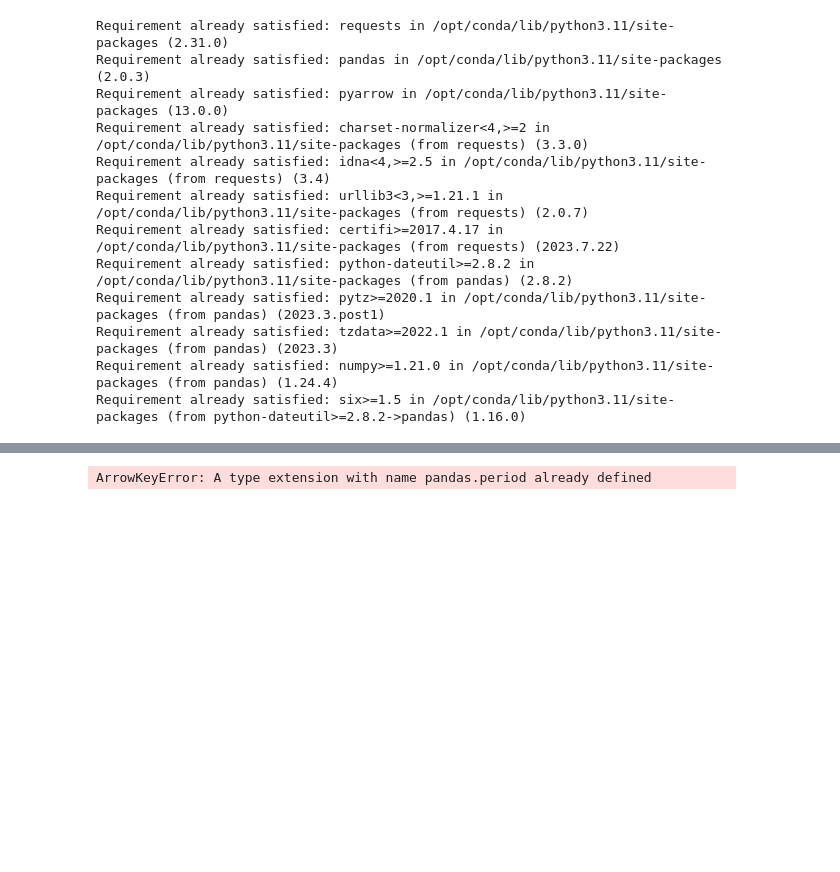
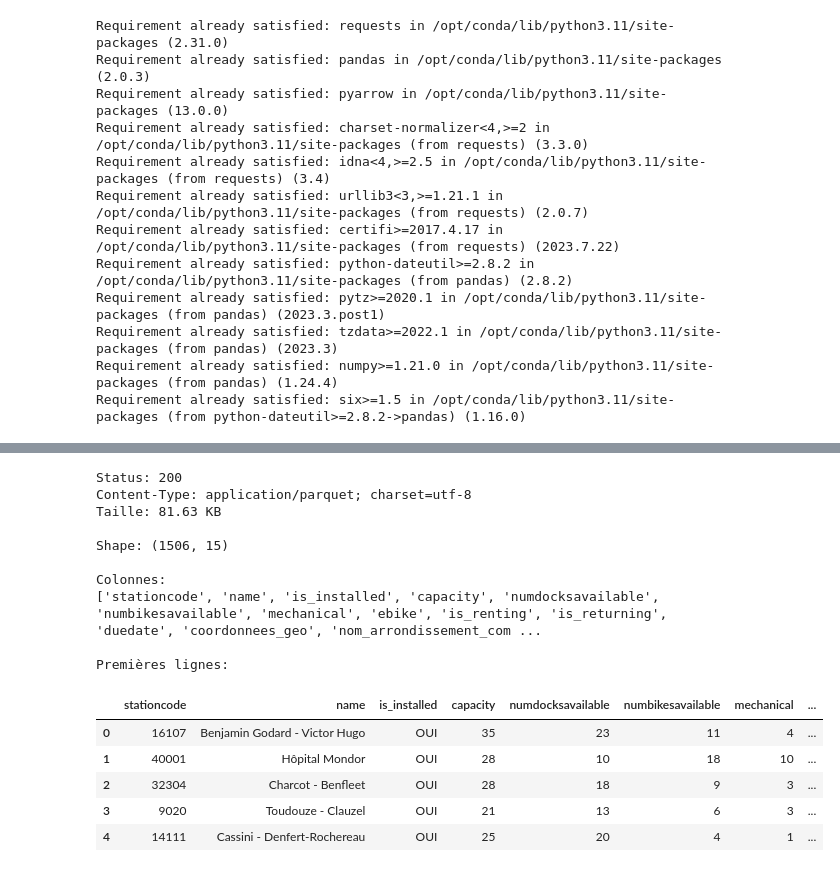
Before and after one commit to rabeur/VelibAvailability_DE_Project, a Jupyter notebook: notebooks/velib_data_exploration.ipynb, the cells around one changed output, grey strips where cells are left out. Drawn from its saved outputs; the diff is of its cells as text; code cells hidden in the pictures; blank space fills up the shorter version.

```diff
--- a/notebooks/velib_data_exploration.ipynb
+++ b/notebooks/velib_data_exploration.ipynb
@@ -126,5 +178,42 @@ hour
 Name: availability_ratio, dtype: float64
 # %%
-df.to_parquet("velib_raw_snapshot.parquet", index=False)
+import requests
+import pandas as pd
+from io import BytesIO
+
+# URL de l'API
+url = "https://opendata.paris.fr/api/explore/v2.1/catalog/datasets/velib-disponibilite-en-temps-reel/exports/parquet"
+
+# Télécharger
+response = requests.get(url, params={'parquet_compression': 'snappy'})
+
+# Afficher infos
+print(f"Status: {response.status_code}")
+print(f"Content-Type: {response.headers.get('Content-Type')}")
+print(f"Taille: {len(response.content) / 1024:.2f} KB")
+
+# Charger dans pandas
+df = pd.read_parquet(BytesIO(response.content))
+
+# Explorer
+print(f"\nShape: {df.shape}")
+print(f"\nColonnes:\n{df.columns.tolist()}")
+print(f"\nPremières lignes:")
+df.head()
 # %% [output]
-ArrowKeyError: A type extension with name pandas.period already defined
+Status: 200
+Content-Type: application/parquet; charset=utf-8
+Taille: 81.63 KB
+
+Shape: (1506, 15)
+
+Colonnes:
+['stationcode', 'name', 'is_installed', 'capacity', 'numdocksavailable', 'numbikesavailable', 'mechanical', 'ebike', 'is_renting', 'is_returning', 'duedate', 'coordonnees_geo', 'nom_arrondissement_com ...
+
+Premières lignes:
+|  | stationcode | name | is_installed | capacity | numdocksavailable | numbikesavailable | mechanical | ... |
+| 0 | 16107 | Benjamin Godard - Victor Hugo | OUI | 35 | 23 | 11 | 4 | ... |
+| 1 | 40001 | Hôpital Mondor | OUI | 28 | 10 | 18 | 10 | ... |
+| 2 | 32304 | Charcot - Benfleet | OUI | 28 | 18 | 9 | 3 | ... |
+| 3 | 9020 | Toudouze - Clauzel | OUI | 21 | 13 | 6 | 3 | ... |
+| 4 | 14111 | Cassini - Denfert-Rochereau | OUI | 25 | 20 | 4 | 1 | ... |
```
Also changed, not shown: parts of 16 cells of this notebook, 6 other files.
